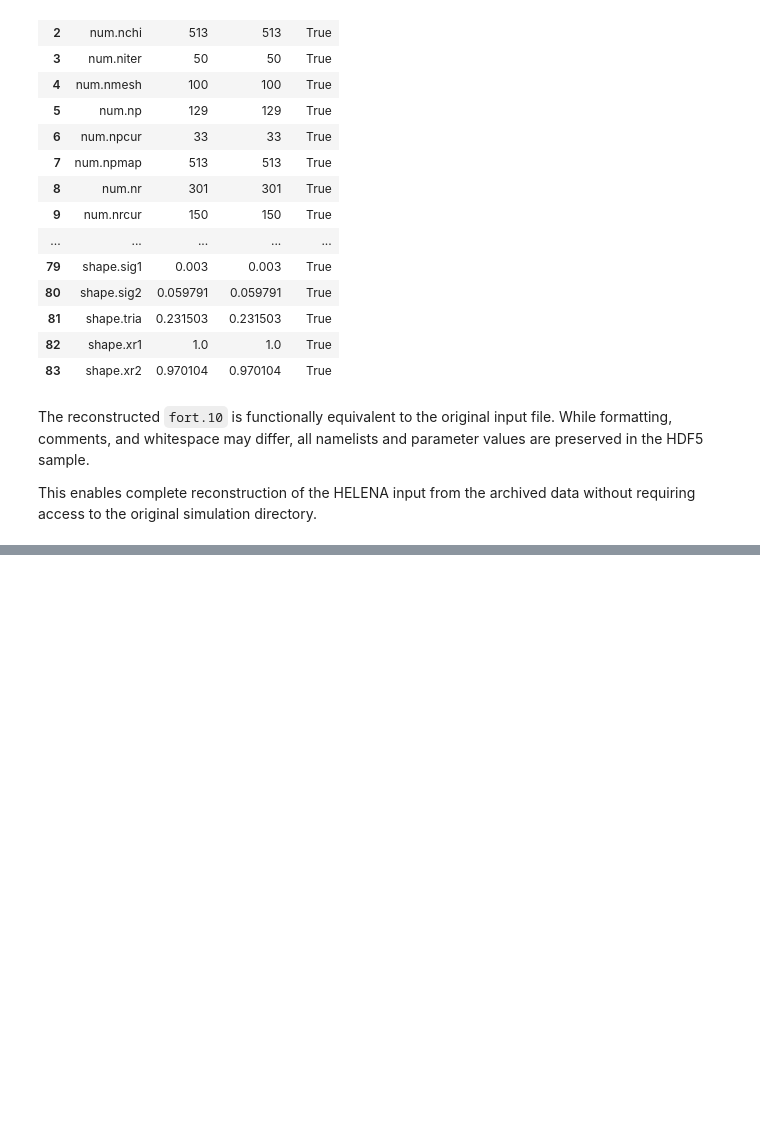
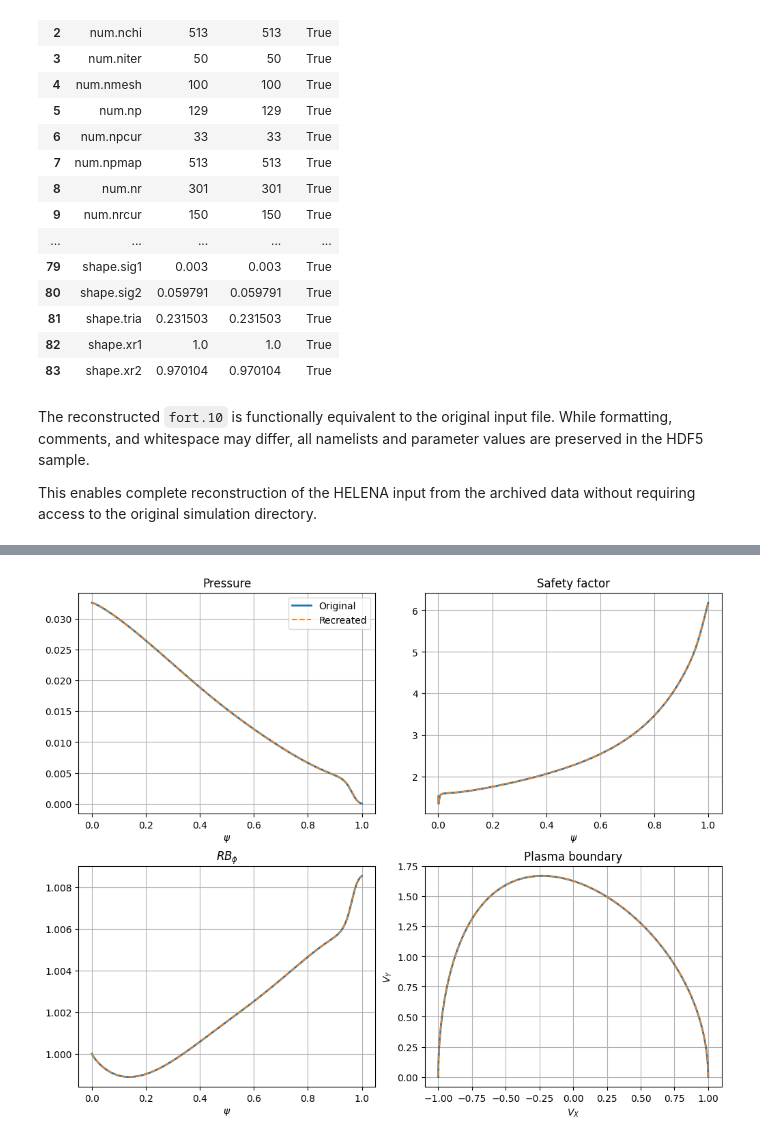
Before and after one commit to DIGIfusion/karhu-data-handling, a Jupyter notebook: examples/02_reconstruct_from_sample.ipynb, the cells around one changed output, grey strips where cells are left out. Drawn from its saved outputs; the diff is of its cells as text; code cells hidden in the pictures; blank space fills up the shorter version.

```diff
--- a/examples/02_reconstruct_from_sample.ipynb
+++ b/examples/02_reconstruct_from_sample.ipynb
@@ -127,0 +134,15 @@ without requiring access to the original simulation directory.
+# %%
+from karhu_data_handling.helena_equilibrium import (
+    read_equilibrium_profiles,
+    write_f12_data,
+    get_f12_data,
+    FORT12_VARIABLES,
+)
+
+# Recreate fort.12 from the sample
+data = read_equilibrium_profiles(sample_file)
+write_f12_data(output_fort12, data)
+
+# Read original and recreated files
+original = get_f12_data(original_fort12, FORT12_VARIABLES)
+recreated = get_f12_data(output_fort12, FORT12_VARIABLES)
@@ -127,0 +167,35 @@ without requiring access to the original simulation directory.
+# %%
+import matplotlib.pyplot as plt
+
+s = original["CS"]
+psi = s**2
+
+profiles = [
+    ("P0", "Pressure"),
+    ("QS", "Safety factor"),
+    ("RBPHI", r"$RB_\phi$"),
+]
+
+fig, axes = plt.subplots(2, 2, figsize=(10, 8), constrained_layout=True)
+
+for ax, (key, title) in zip(axes.flat, profiles):
+
+    ax.plot(psi, original[key], label="Original", lw=2)
+    ax.plot(psi, recreated[key], "--", label="Recreated", lw=1.5)
+
+    ax.set_title(title)
+    ax.set_xlabel(r"$\psi$")
+    ax.grid(True)
+
+axes[1, 1].plot(original["VX"], original["VY"], label="Original", lw=2)
+axes[1, 1].plot(recreated["VX"], recreated["VY"], "--", label="Recreated", lw=1.5)
+axes[1, 1].set_title("Plasma boundary")
+axes[1, 1].set_xlabel(r"$V_X$")
+axes[1, 1].set_ylabel(r"$V_Y$")
+axes[1, 1].grid(True)
+
+axes[0, 0].legend()
+
+plt.show()
+# %% [output]
+[figure, added]
```
Also changed, not shown: parts of 6 cells of this notebook.
